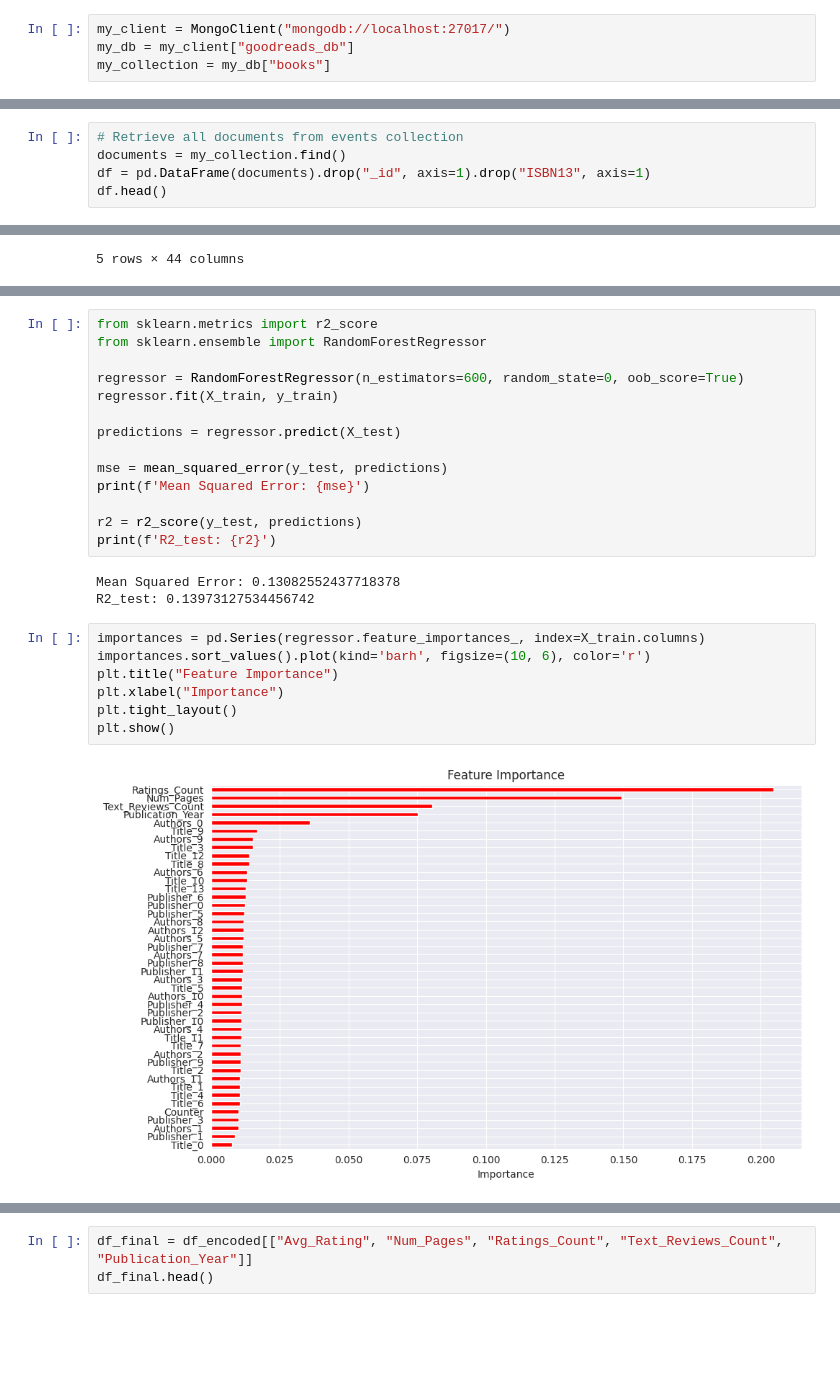
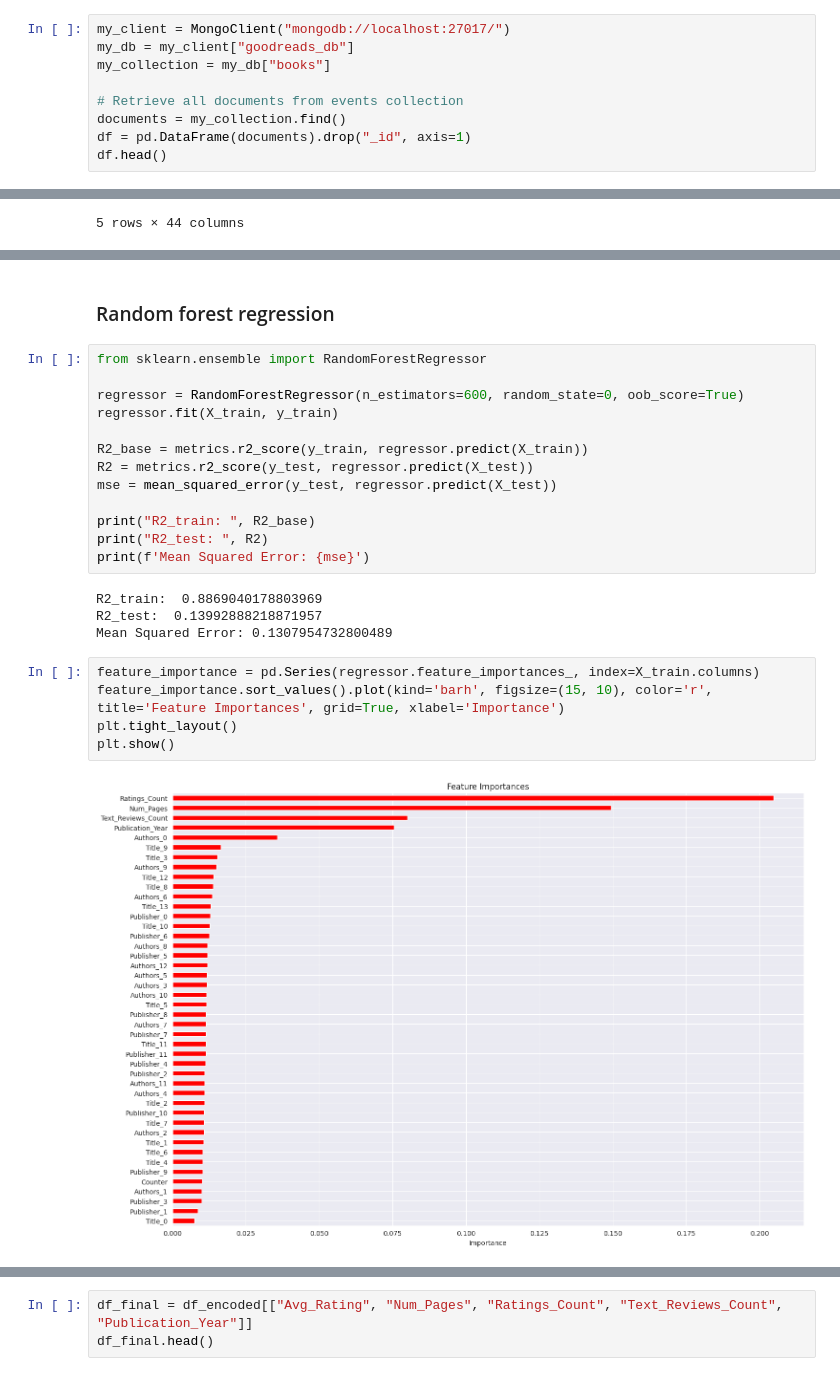
Before and after one commit to AlessiaProtti/DSBDA_project, a Jupyter notebook: Sandbox/Sandbox.ipynb, the cells around one changed output, grey strips where cells are left out. Cells and saved outputs as stored; diff of their text form; blank space fills up the shorter version.

```diff
--- a/Sandbox/Sandbox.ipynb
+++ b/Sandbox/Sandbox.ipynb
@@ -7,3 +13,8 @@ from pymongo import MongoClient, DESCENDING
 my_client = MongoClient("mongodb://localhost:27017/")
 my_db = my_client["goodreads_db"]
 my_collection = my_db["books"]
+
+# Retrieve all documents from events collection
+documents = my_collection.find()
+df = pd.DataFrame(documents).drop("_id", axis=1)
+df.head()
@@ -10,5 +27,0 @@ my_collection = my_db["books"]
-# %%
-# Retrieve all documents from events collection
-documents = my_collection.find()
-df = pd.DataFrame(documents).drop("_id", axis=1).drop("ISBN13", axis=1)
-df.head()
@@ -266,26 +266,26 @@ R2_test:  0.026204263700758346
+# %% [markdown]
+### Random forest regression
 # %%
-from sklearn.metrics import r2_score
 from sklearn.ensemble import RandomForestRegressor
 
 regressor = RandomForestRegressor(n_estimators=600, random_state=0, oob_score=True)
 regressor.fit(X_train, y_train)
 
-predictions = regressor.predict(X_test)
+R2_base = metrics.r2_score(y_train, regressor.predict(X_train))
+R2 = metrics.r2_score(y_test, regressor.predict(X_test))
+mse = mean_squared_error(y_test, regressor.predict(X_test))
 
-mse = mean_squared_error(y_test, predictions)
+print("R2_train: ", R2_base)
+print("R2_test: ", R2)
 print(f'Mean Squared Error: {mse}')
-
-r2 = r2_score(y_test, predictions)
-print(f'R2_test: {r2}')
 # %% [output]
-Mean Squared Error: 0.13082552437718378
-R2_test: 0.13973127534456742
+R2_train:  0.8869040178803969
+R2_test:  0.13992888218871957
+Mean Squared Error: 0.1307954732800489
 # %%
-importances = pd.Series(regressor.feature_importances_, index=X_train.columns)
-importances.sort_values().plot(kind='barh', figsize=(10, 6), color='r')
-plt.title("Feature Importance")
-plt.xlabel("Importance")
+feature_importance = pd.Series(regressor.feature_importances_, index=X_train.columns)
+feature_importance.sort_values().plot(kind='barh', figsize=(15, 10), color='r', title='Feature Importances', grid=True, xlabel='Importance')
 plt.tight_layout()
 plt.show()
 # %% [output]
-[figure, old version]
+[figure, new version]
```
Also changed, not shown: parts of 37 cells of this notebook, 11 other files.
